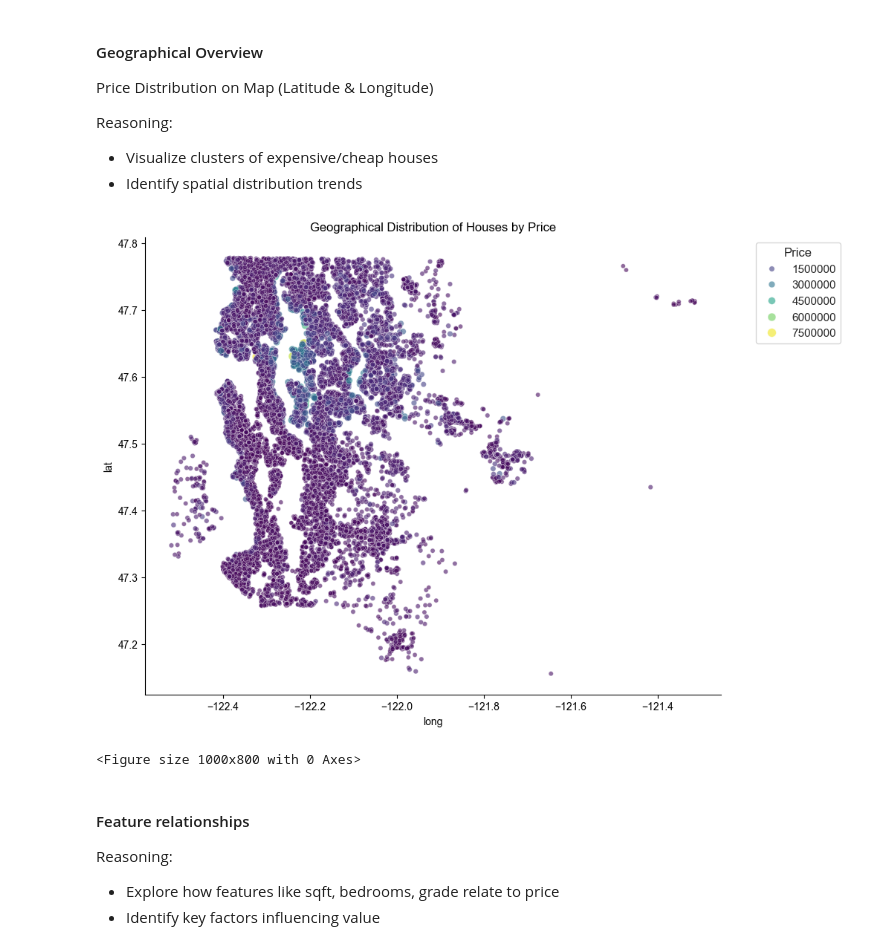
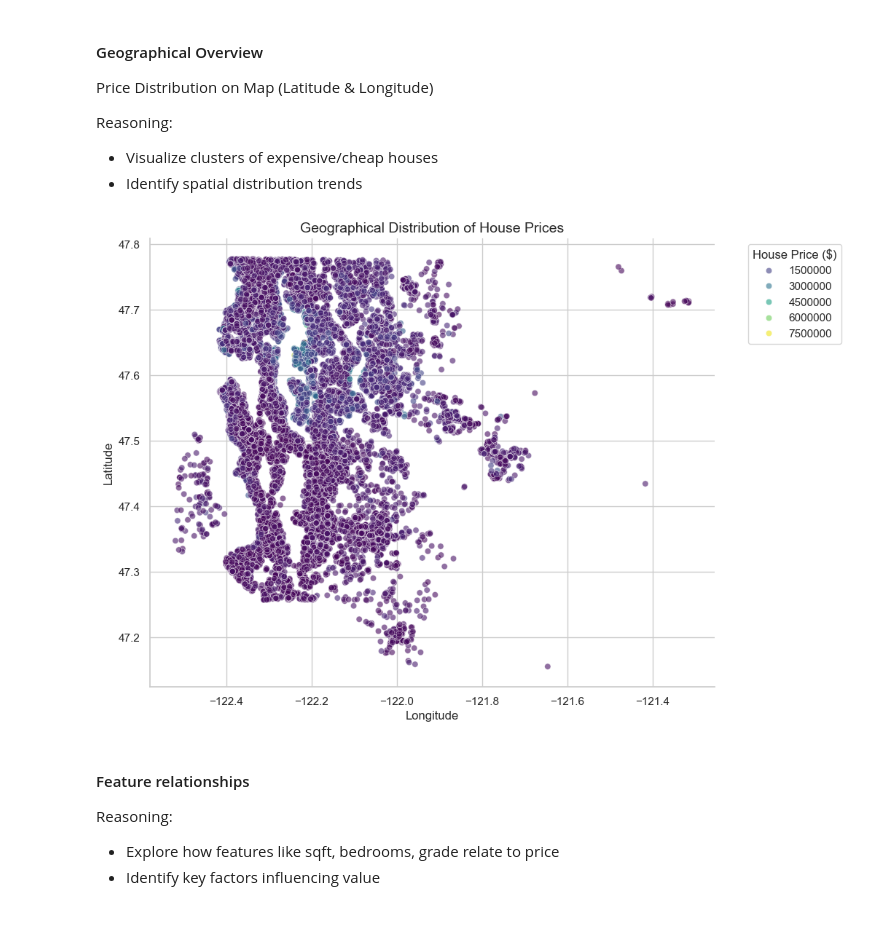
Before and after one commit to timoajayi/ds_eda_project, a Jupyter notebook: EDA.ipynb, the cells around one changed output. Saved outputs shown, nothing was run; the diff lists cells and outputs as text; code cells hidden in the pictures; blank space fills up the shorter version.

```diff
--- a/EDA.ipynb
+++ b/EDA.ipynb
@@ -407,8 +420,10 @@ Name: price, dtype: float64
 # %% [markdown]
  Average Price by Location (Zipcode)
 # %%
-# Do some areas have much higher prices?
-# I don't know if this below will be relevant yet so i willl keep it .... but comment it out.
+from matplotlib.ticker import StrMethodFormatter
+import matplotlib.pyplot as plt
+
+df_house['zipcode'] = df_house['zipcode'].astype(str)
 
 top_zip_prices = (
     df_house
@@ -418,11 +433,12 @@ top_zip_prices = (
     .head(10)
 )
 
-plt.figure(figsize=(8,6))
+plt.figure(figsize=(9,6))
 top_zip_prices.plot(kind='bar')
-plt.title('Top 10 Most Expensive Zipcodes')
-plt.xlabel('Zipcode')
-plt.ylabel('Average Price ($)')
+plt.title('Top 10 ZIP Codes by Average Sale Price', fontsize=14)
+plt.xlabel('ZIP Code', fontsize=12)
+plt.ylabel('Average Sale Price ($)', fontsize=12)
+plt.gca().yaxis.set_major_formatter(StrMethodFormatter('{x:,.0f}'))
 plt.xticks(rotation=45)
 plt.show()
 # %% [output]
@@ -526,33 +542,38 @@ Reasoning:
 - Visualize clusters of expensive/cheap houses
 - Identify spatial distribution trends
 # %%
+import matplotlib.pyplot as plt
+import seaborn as sns
+
+sns.set_theme(style="whitegrid")
+
 fig, ax = plt.subplots(figsize=(10,8))
-plt.figure(figsize=(10,8))
-sns.set_theme(style="whitegrid")
+
 sns.scatterplot(
-    x='long', y='lat',
-    size='price', hue='price',
     data=df_house,
+    x='long',
+    y='lat',
+    hue='price',
     palette='viridis',
     alpha=0.6,
-    ax=ax
+    ax=ax,
+    legend=True
+)
 
-)
-#plt.title('Geographical Distribution of Houses by Price')
-ax.set_title('Geographical Distribution of Houses by Price')
+ax.set_title('Geographical Distribution of House Prices', fontsize=14)
+ax.set_xlabel('Longitude', fontsize=12)
+ax.set_ylabel('Latitude', fontsize=12)
+
 ax.legend(
-    title="Price",
+    title="House Price ($)",
     bbox_to_anchor=(1.05, 1),
     loc='upper left'
 )
-ax.spines['top'].set_visible(False)
-ax.spines['right'].set_visible(False)
-ax.grid(True, which="minor", linewidth=0.25)
-sns.despine(left=False, bottom=False)
+
+sns.despine(ax=ax)
 plt.show()
 # %% [output]
-[figure, old version]
+[figure, new version]
-<Figure size 1000x800 with 0 Axes>
 # %% [markdown]
 #### Feature relationships
 Reasoning:
```
Also changed, not shown: parts of 27 cells of this notebook.
